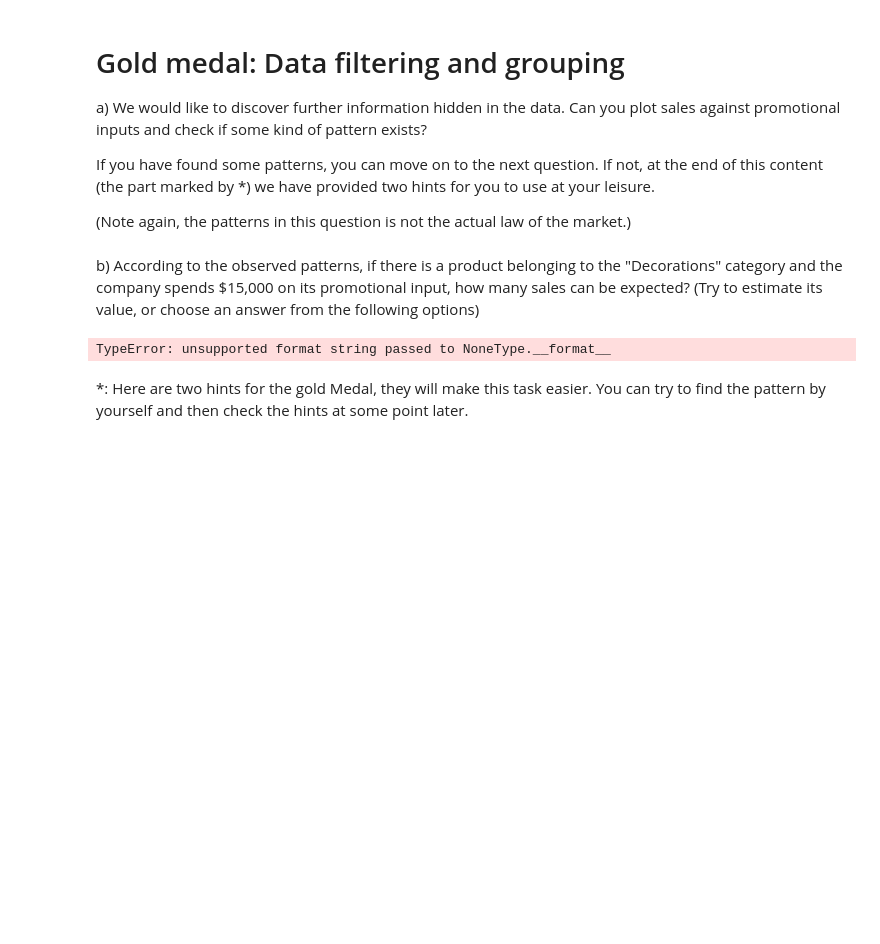
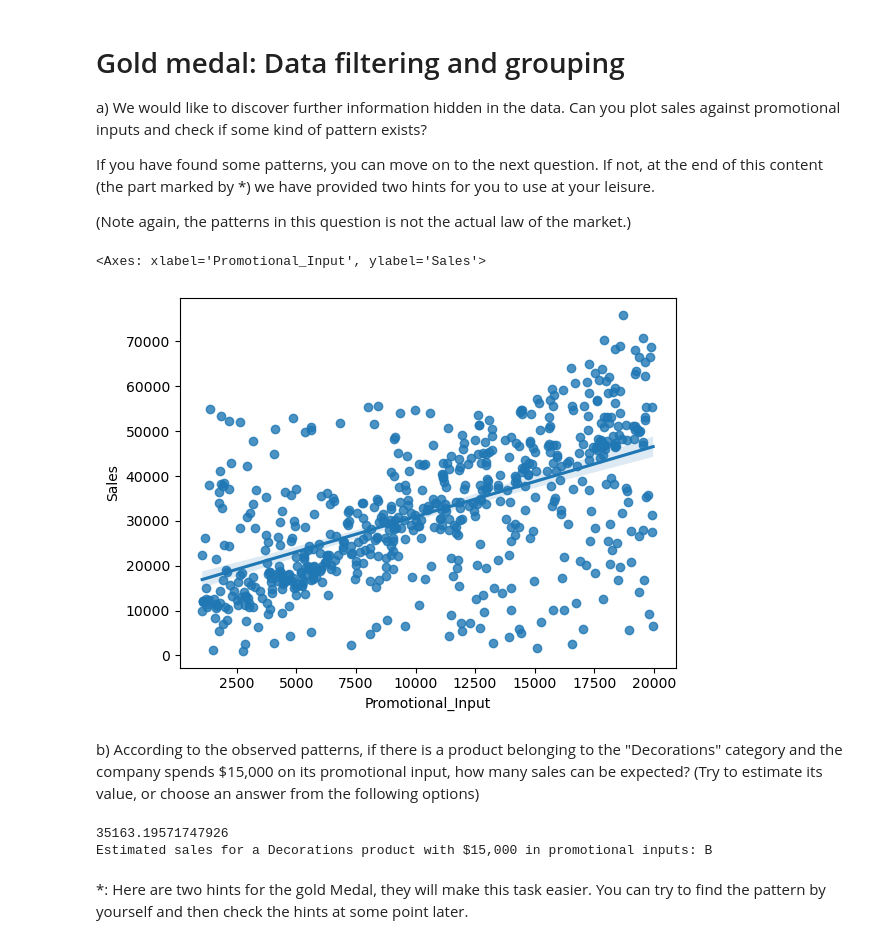
Before and after one commit to JelleBla/computational-thinking-week-individual-13450166, a Jupyter notebook: challenge_vectors_matrices/Review_Vectors.ipynb, the cells around one changed output. Cells and saved outputs as stored; diff of their text form; code cells hidden in the pictures; blank space fills up the shorter version.

```diff
--- a/challenge_vectors_matrices/Review_Vectors.ipynb
+++ b/challenge_vectors_matrices/Review_Vectors.ipynb
@@ -181,14 +181,31 @@ a) We would like to discover further information hidden in the data. Can you plo
 If you have found some patterns, you can move on to the next question. If not, at the end of this content (the part marked by *) we have provided two hints for you to use at your leisure.
 
 (Note again, the patterns in this question is not the actual law of the market.)
+# %%
+import seaborn as sns
+merged_df['Sales'] = merged_df['Unit_Price'] * merged_df['Sales_Quantity']
+
+sns.regplot(data=merged_df, x='Promotional_Input', y='Sales')
+# %% [output]
+<Axes: xlabel='Promotional_Input', ylabel='Sales'>
+[figure, added]
 # %% [markdown]
 b) According to the observed patterns, if there is a product belonging to the "Decorations" category and the company spends $15,000 on its promotional input, how many sales can be expected? (Try to estimate its value, or choose an answer from the following options)
 # %%
 # start estimating the sales, you could import other package if you want.
 def estimate_sales(df):
     # TO DO
+    import numpy as np
+    df['Sales'] = df['Unit_Price'] * df['Sales_Quantity']
+    decorations_df = df[df['Category'] == 'Decorations']
+
+    #sns.regplot(x='Promotional_Input',y='Sales',data=estimate_sales(merged_df))
+    slope, intercept = np.polyfit(decorations_df["Promotional_Input"], decorations_df["Sales"], 1)
+    prom_inp = 15000
+    sales = slope*prom_inp + intercept
+
     pass
-    return # TO DO
+    return sales
 
 # Select an answer for the sales prediction, pay attention that the dictionary key is capitalized.
 def select_answer(df):
@@ -200,13 +217,16 @@ def select_answer(df):
         'E': 'Between 46000 and 50000',
         'F': 'Between 50000 and 60000',
     }
-    return # TO DO, solution can be selected here
+    return 'B'
+
+print(estimate_sales(merged_df))
 
 if select_answer(merged_df) is None:
     print("Estimated sales for a Decorations product with $15,000 in promotional inputs: {:.2f}".format(estimate_sales(merged_df)))
 else:
     print("Estimated sales for a Decorations product with $15,000 in promotional inputs: {:s}".format(select_answer(merged_df)))
 # %% [output]
-TypeError: unsupported format string passed to NoneType.__format__
+35163.19571747926
+Estimated sales for a Decorations product with $15,000 in promotional inputs: B
 # %% [markdown]
 *: Here are two hints for the gold Medal, they will make this task easier. You can try to find the pattern by yourself and then check the hints at some point later.
```
Also changed, not shown: parts of 2 cells of this notebook.
